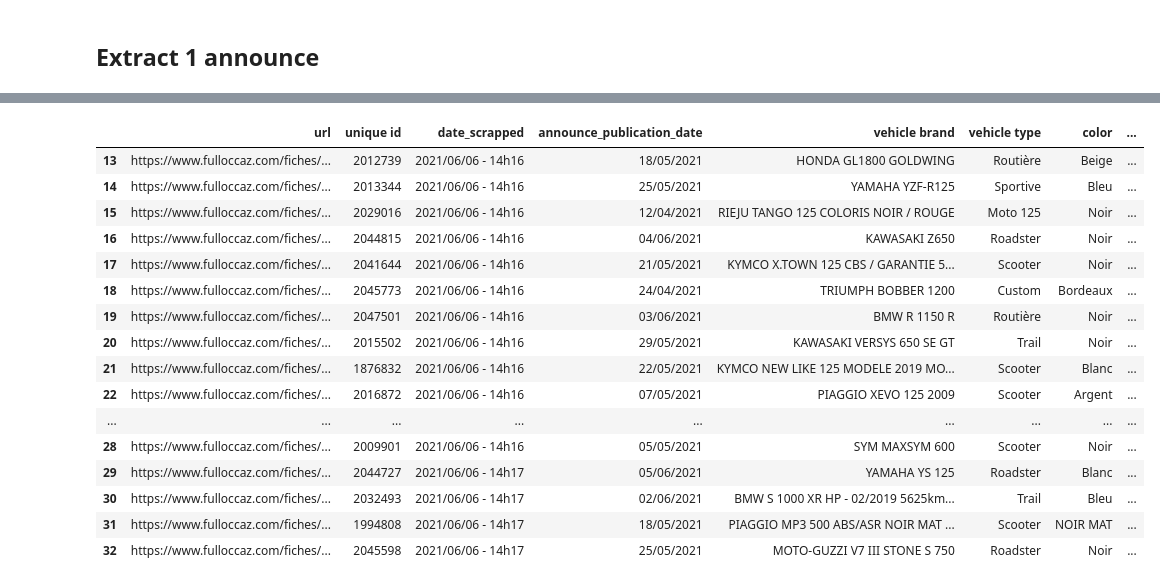
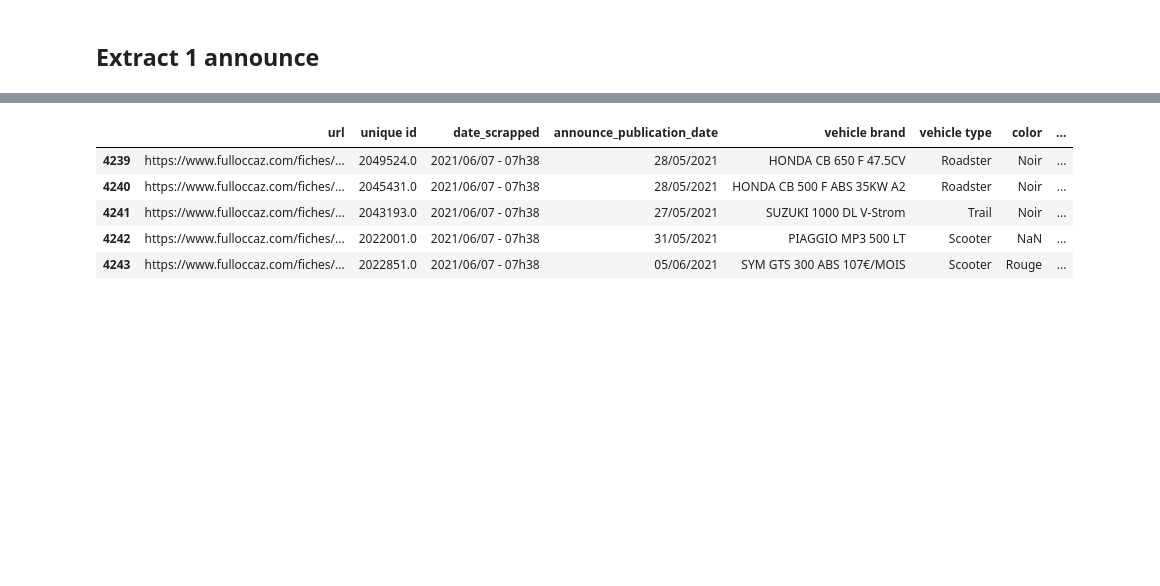
Before and after one commit to AnthonyDF/tresboncoin, a Jupyter notebook: notebooks/victor/fulloccaz/fulloccaz.ipynb, the cells around one changed output, grey strips where cells are left out. Drawn from its saved outputs; the diff is of its cells as text; code cells hidden in the pictures; blank space fills up the shorter version.

Commit message:
monday fulloccaz

```diff
--- a/notebooks/victor/fulloccaz/fulloccaz.ipynb
+++ b/notebooks/victor/fulloccaz/fulloccaz.ipynb
@@ -939,25 +1093,14 @@ for single_ in [file for file in os.listdir("annonces") if file.endswith(".html"
 # %%
 data_moto = "../../../tresboncoin/data/fulloccaz.csv"
 data = pd.read_csv(data_moto)
-data.tail(20)
+data.tail(5)
 # %% [output]
 |  | url | unique id | date_scrapped | announce_publication_date | vehicle brand | vehicle type | color | ... |
-| 13 | https://www.fulloccaz.com/fiches/... | 2012739 | 2021/06/06 - 14h16 | 18/05/2021 | HONDA GL1800 GOLDWING | Routière | Beige | ... |
-| 14 | https://www.fulloccaz.com/fiches/... | 2013344 | 2021/06/06 - 14h16 | 25/05/2021 | YAMAHA YZF-R125 | Sportive | Bleu | ... |
-| 15 | https://www.fulloccaz.com/fiches/... | 2029016 | 2021/06/06 - 14h16 | 12/04/2021 | RIEJU TANGO 125 COLORIS NOIR / ROUGE | Moto 125 | Noir | ... |
-| 16 | https://www.fulloccaz.com/fiches/... | 2044815 | 2021/06/06 - 14h16 | 04/06/2021 | KAWASAKI Z650 | Roadster | Noir | ... |
-| 17 | https://www.fulloccaz.com/fiches/... | 2041644 | 2021/06/06 - 14h16 | 21/05/2021 | KYMCO X.TOWN 125 CBS / GARANTIE 5... | Scooter | Noir | ... |
-| 18 | https://www.fulloccaz.com/fiches/... | 2045773 | 2021/06/06 - 14h16 | 24/04/2021 | TRIUMPH BOBBER 1200 | Custom | Bordeaux | ... |
-| 19 | https://www.fulloccaz.com/fiches/... | 2047501 | 2021/06/06 - 14h16 | 03/06/2021 | BMW R 1150 R | Routière | Noir | ... |
-| 20 | https://www.fulloccaz.com/fiches/... | 2015502 | 2021/06/06 - 14h16 | 29/05/2021 | KAWASAKI VERSYS 650 SE GT | Trail | Noir | ... |
-| 21 | https://www.fulloccaz.com/fiches/... | 1876832 | 2021/06/06 - 14h16 | 22/05/2021 | KYMCO NEW LIKE 125 MODELE 2019 MO... | Scooter | Blanc | ... |
-| 22 | https://www.fulloccaz.com/fiches/... | 2016872 | 2021/06/06 - 14h16 | 07/05/2021 | PIAGGIO XEVO 125 2009 | Scooter | Argent | ... |
-| ... | ... | ... | ... | ... | ... | ... | ... | ... |
-| 28 | https://www.fulloccaz.com/fiches/... | 2009901 | 2021/06/06 - 14h16 | 05/05/2021 | SYM MAXSYM 600 | Scooter | Noir | ... |
-| 29 | https://www.fulloccaz.com/fiches/... | 2044727 | 2021/06/06 - 14h17 | 05/06/2021 | YAMAHA YS 125 | Roadster | Blanc | ... |
-| 30 | https://www.fulloccaz.com/fiches/... | 2032493 | 2021/06/06 - 14h17 | 02/06/2021 | BMW S 1000 XR HP - 02/2019 5625km... | Trail | Bleu | ... |
-| 31 | https://www.fulloccaz.com/fiches/... | 1994808 | 2021/06/06 - 14h17 | 18/05/2021 | PIAGGIO MP3 500 ABS/ASR NOIR MAT ... | Scooter | NOIR MAT | ... |
-| 32 | https://www.fulloccaz.com/fiches/... | 2045598 | 2021/06/06 - 14h17 | 25/05/2021 | MOTO-GUZZI V7 III STONE S 750 | Roadster | Noir | ... |
+| 4239 | https://www.fulloccaz.com/fiches/... | 2049524.0 | 2021/06/07 - 07h38 | 28/05/2021 | HONDA CB 650 F 47.5CV | Roadster | Noir | ... |
+| 4240 | https://www.fulloccaz.com/fiches/... | 2045431.0 | 2021/06/07 - 07h38 | 28/05/2021 | HONDA CB 500 F ABS 35KW A2 | Roadster | Noir | ... |
+| 4241 | https://www.fulloccaz.com/fiches/... | 2043193.0 | 2021/06/07 - 07h38 | 27/05/2021 | SUZUKI 1000 DL V-Strom | Trail | Noir | ... |
+| 4242 | https://www.fulloccaz.com/fiches/... | 2022001.0 | 2021/06/07 - 07h38 | 31/05/2021 | PIAGGIO MP3 500 LT | Scooter | NaN | ... |
+| 4243 | https://www.fulloccaz.com/fiches/... | 2022851.0 | 2021/06/07 - 07h38 | 05/06/2021 | SYM GTS 300 ABS 107€/MOIS | Scooter | Rouge | ... |
 # %%
 data.shape
 # %% [output]
```
Also changed, not shown: parts of 47 cells of this notebook.
